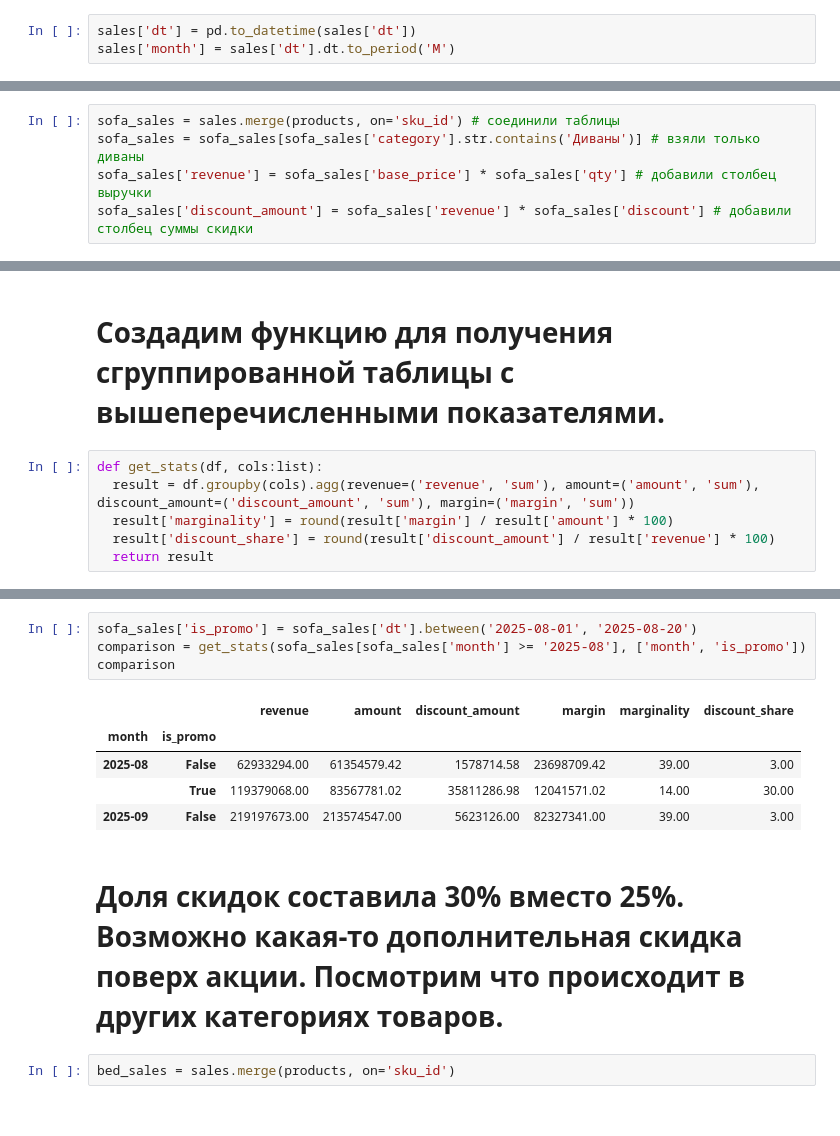
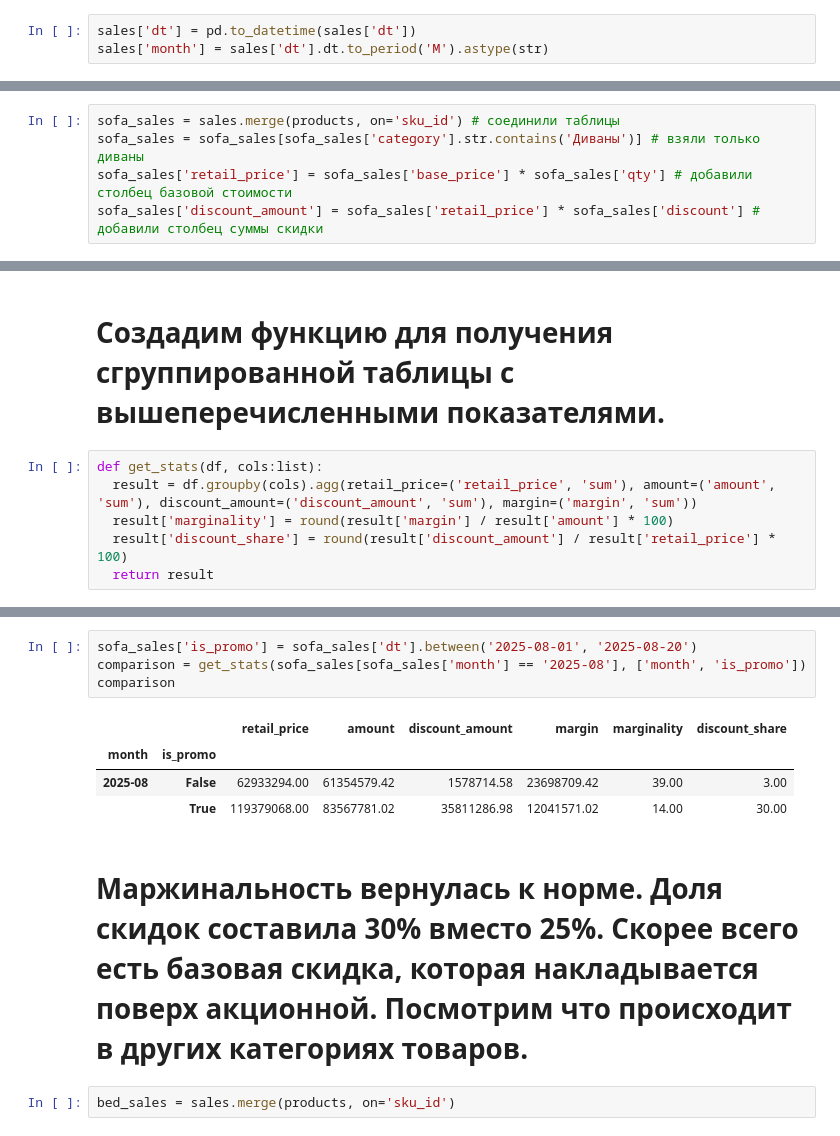
Before and after one commit to Boris160498/Askona, a Jupyter notebook: Askona.ipynb, the cells around one changed output, grey strips where cells are left out. Drawn from its saved outputs; the diff is of its cells as text.

```diff
--- a/Askona.ipynb
+++ b/Askona.ipynb
@@ -79,5 +79,5 @@ memory usage: 3.3+ MB
 # Приведём данные к нужному формату, добавим месяц продаж, чтобы можно было сгруппировать по нему для анализа
 # %%
 sales['dt'] = pd.to_datetime(sales['dt'])
-sales['month'] = sales['dt'].dt.to_period('M')
+sales['month'] = sales['dt'].dt.to_period('M').astype(str)
 # %% [markdown]
@@ -85,8 +85,8 @@ sales['month'] = sales['dt'].dt.to_period('M')
 # %%
 sofa_sales = sales.merge(products, on='sku_id') # соединили таблицы
 sofa_sales = sofa_sales[sofa_sales['category'].str.contains('Диваны')] # взяли только диваны
-sofa_sales['revenue'] = sofa_sales['base_price'] * sofa_sales['qty'] # добавили столбец выручки
-sofa_sales['discount_amount'] = sofa_sales['revenue'] * sofa_sales['discount'] # добавили столбец суммы скидки
+sofa_sales['retail_price'] = sofa_sales['base_price'] * sofa_sales['qty'] # добавили столбец базовой стоимости
+sofa_sales['discount_amount'] = sofa_sales['retail_price'] * sofa_sales['discount'] # добавили столбец суммы скидки
 # %%
 sofa_sales.head()
 # %% [output]
@@ -106,7 +125,7 @@ sales_per_mth['discount_share'] = round(sales_per_mth['discount_amount'] / sales
 # Создадим функцию для получения сгруппированной таблицы с вышеперечисленными показателями.
 # %%
 def get_stats(df, cols:list):
-  result = df.groupby(cols).agg(revenue=('revenue', 'sum'), amount=('amount', 'sum'), discount_amount=('discount_amount', 'sum'), margin=('margin', 'sum'))
+  result = df.groupby(cols).agg(retail_price=('retail_price', 'sum'), amount=('amount', 'sum'), discount_amount=('discount_amount', 'sum'), margin=('margin', 'sum'))
   result['marginality'] = round(result['margin'] / result['amount'] * 100)
-  result['discount_share'] = round(result['discount_amount'] / result['revenue'] * 100)
+  result['discount_share'] = round(result['discount_amount'] / result['retail_price'] * 100)
   return result
@@ -131,15 +134,14 @@ sales_per_mth
 # %%
 sofa_sales['is_promo'] = sofa_sales['dt'].between('2025-08-01', '2025-08-20')
-comparison = get_stats(sofa_sales[sofa_sales['month'] >= '2025-08'], ['month', 'is_promo'])
+comparison = get_stats(sofa_sales[sofa_sales['month'] == '2025-08'], ['month', 'is_promo'])
 comparison
 # %% [output]
-|  |  | revenue | amount | discount_amount | margin | marginality | discount_share |
+|  |  | retail_price | amount | discount_amount | margin | marginality | discount_share |
 | month | is_promo |  |  |  |  |  |  |
 | 2025-08 | False | 62933294.00 | 61354579.42 | 1578714.58 | 23698709.42 | 39.00 | 3.00 |
 |  | True | 119379068.00 | 83567781.02 | 35811286.98 | 12041571.02 | 14.00 | 30.00 |
-| 2025-09 | False | 219197673.00 | 213574547.00 | 5623126.00 | 82327341.00 | 39.00 | 3.00 |
 # %% [markdown]
-# Доля скидок составила 30% вместо 25%. Возможно какая-то дополнительная скидка поверх акции. Посмотрим что происходит в других категориях товаров.
+# Маржинальность вернулась к норме. Доля скидок составила 30% вместо 25%. Скорее всего есть базовая скидка, которая накладывается поверх акционной. Посмотрим что происходит в других категориях товаров.
 # %%
 bed_sales = sales.merge(products, on='sku_id')
 # %%
```
Also changed, not shown: parts of 25 cells of this notebook.
